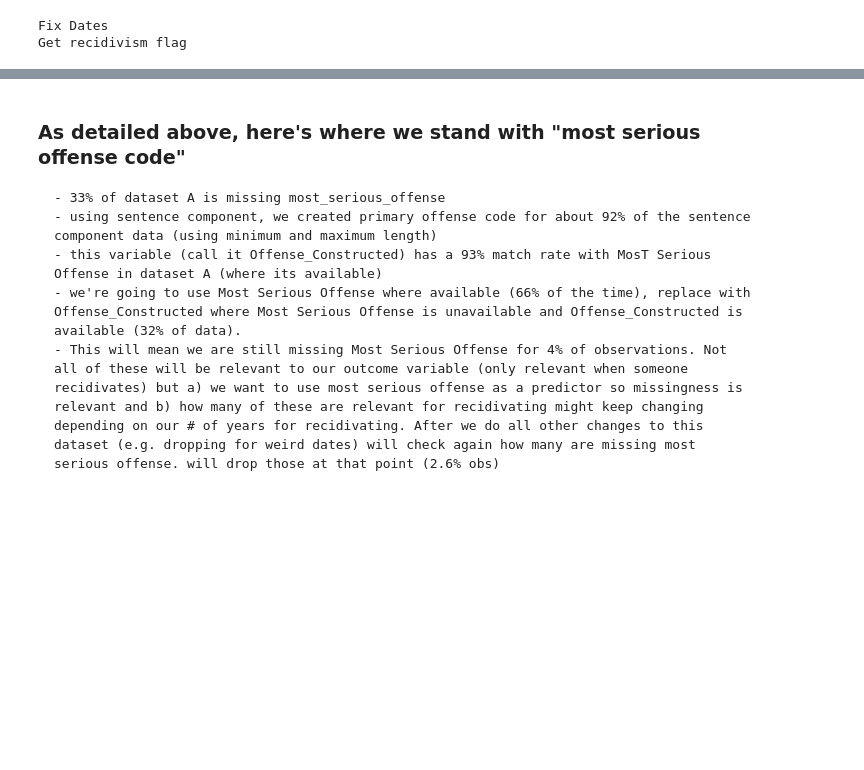
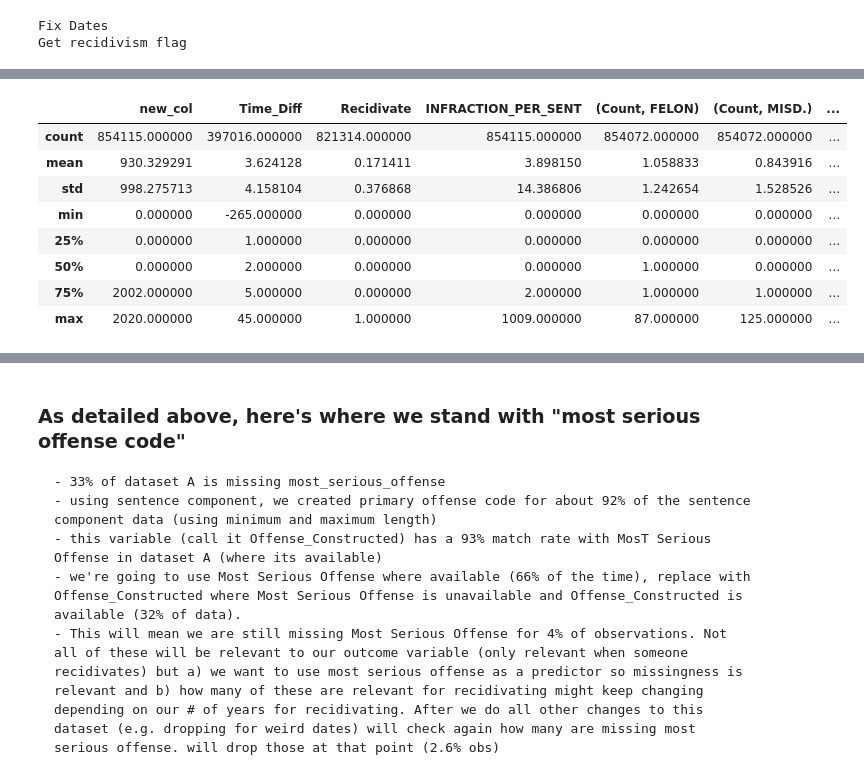
Before and after one commit to christi-liongson/covid_decarceration, a Jupyter notebook: files/build_dataset.ipynb, the cells around one changed output, grey strips where cells are left out. Drawn from its saved outputs; the diff is of its cells as text; code cells hidden in the pictures; blank space fills up the shorter version.

```diff
--- a/files/build_dataset.ipynb
+++ b/files/build_dataset.ipynb
@@ -1121,0 +434,6 @@ data_A_B = data.merge(datasetB_primary_offense, on = ['ID','COMMITMENT_PREFIX'],
+# %%
+# Part E - calculating additional features - getting total # of felony charges and total # of misd charges from
+# sentence component
+sent_count_fel_misd = sent_comp_small.groupby(['ID','COMMITMENT_PREFIX','PRIMARY_FELONYMISDEMEANOR_CD']).size().reset_index(name='Count')
+sent_count_fel_misd = sent_count_fel_misd.set_index(['ID','COMMITMENT_PREFIX','PRIMARY_FELONYMISDEMEANOR_CD']).unstack().reset_index()
+sent_count_fel_misd.fillna(0, inplace=True)
@@ -1121,0 +450,2 @@ data_A_B = data.merge(datasetB_primary_offense, on = ['ID','COMMITMENT_PREFIX'],
+# %%
+dataset_flag = dataset_flag.merge(sent_count_fel_misd, how='left', on =['ID','COMMITMENT_PREFIX'], right_index=False )
@@ -1121,0 +558,12 @@ data_A_B = data.merge(datasetB_primary_offense, on = ['ID','COMMITMENT_PREFIX'],
+# %%
+dataset_with_offenses.describe()
+# %% [output]
+|  | new_col | Time_Diff | Recidivate | INFRACTION_PER_SENT | (Count, FELON) | (Count, MISD.) | ... |
+| count | 854115.000000 | 397016.000000 | 821314.000000 | 854115.000000 | 854072.000000 | 854072.000000 | ... |
+| mean | 930.329291 | 3.624128 | 0.171411 | 3.898150 | 1.058833 | 0.843916 | ... |
+| std | 998.275713 | 4.158104 | 0.376868 | 14.386806 | 1.242654 | 1.528526 | ... |
+| min | 0.000000 | -265.000000 | 0.000000 | 0.000000 | 0.000000 | 0.000000 | ... |
+| 25% | 0.000000 | 1.000000 | 0.000000 | 0.000000 | 0.000000 | 0.000000 | ... |
+| 50% | 0.000000 | 2.000000 | 0.000000 | 0.000000 | 1.000000 | 0.000000 | ... |
+| 75% | 2002.000000 | 5.000000 | 0.000000 | 2.000000 | 1.000000 | 1.000000 | ... |
+| max | 2020.000000 | 45.000000 | 1.000000 | 1009.000000 | 87.000000 | 125.000000 | ... |
```
Also changed, not shown: parts of 181 cells of this notebook.
